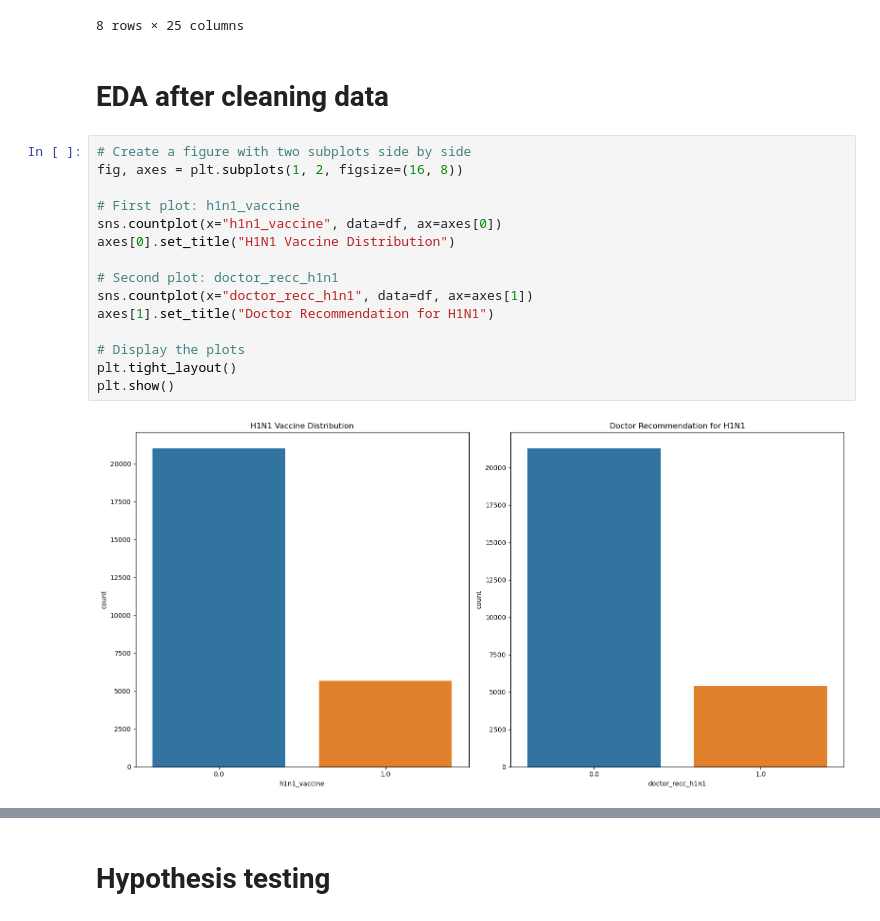
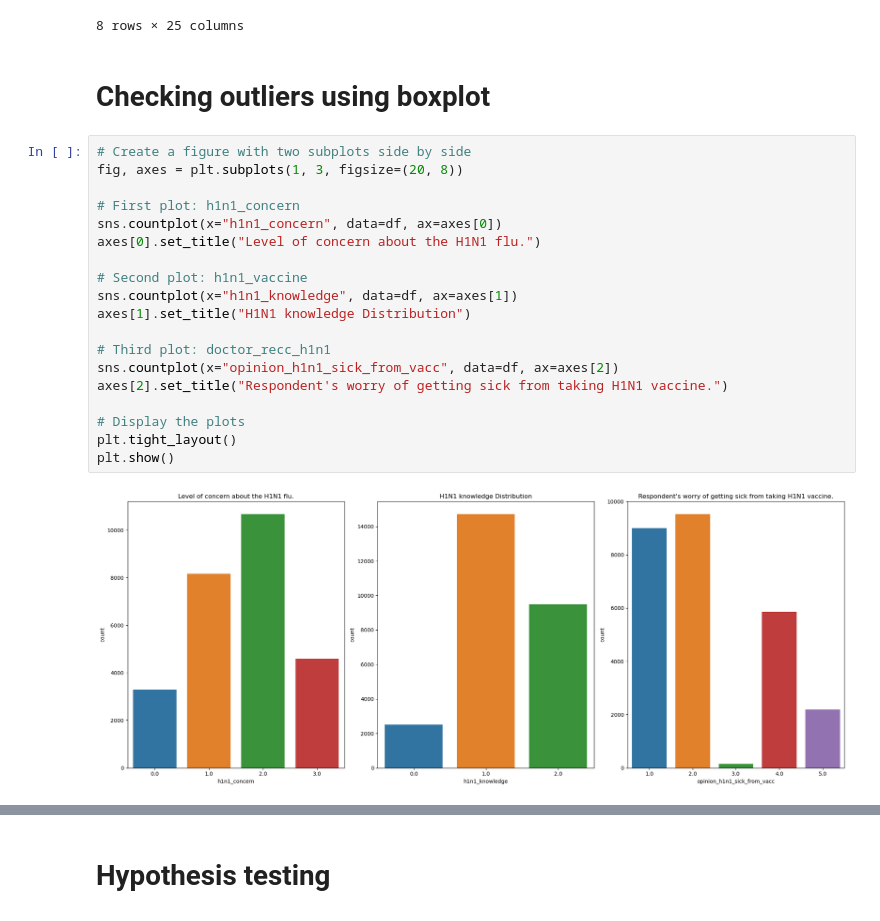
Before and after one commit to Angela-Mukulu-Mwanzia/H1N1-and-Seasonal-Flu-Vaccines, a Jupyter notebook: index.ipynb, the cells around one changed output, grey strips where cells are left out. Drawn from its saved outputs; the diff is of its cells as text.

```diff
--- a/index.ipynb
+++ b/index.ipynb
@@ -230,22 +236,26 @@ df.describe()
 | 75% | 20029.500000 | 2.000000 | 2.000000 | 0.000000 | 1.000000 | ... |
 | max | 26706.000000 | 3.000000 | 2.000000 | 1.000000 | 1.000000 | ... |
 8 rows × 25 columns
-# %% [markdown]
-# EDA after cleaning data
+# %% [markdown]
+# Checking outliers using boxplot
 # %%
 # Create a figure with two subplots side by side
-fig, axes = plt.subplots(1, 2, figsize=(16, 8))
+fig, axes = plt.subplots(1, 3, figsize=(20, 8))
 
-# First plot: h1n1_vaccine
-sns.countplot(x="h1n1_vaccine", data=df, ax=axes[0])
-axes[0].set_title("H1N1 Vaccine Distribution")
+# First plot: h1n1_concern
+sns.countplot(x="h1n1_concern", data=df, ax=axes[0])
+axes[0].set_title("Level of concern about the H1N1 flu.")
 
-# Second plot: doctor_recc_h1n1
-sns.countplot(x="doctor_recc_h1n1", data=df, ax=axes[1])
-axes[1].set_title("Doctor Recommendation for H1N1")
+# Second plot: h1n1_vaccine
+sns.countplot(x="h1n1_knowledge", data=df, ax=axes[1])
+axes[1].set_title("H1N1 knowledge Distribution")
+
+# Third plot: doctor_recc_h1n1
+sns.countplot(x="opinion_h1n1_sick_from_vacc", data=df, ax=axes[2])
+axes[2].set_title("Respondent's worry of getting sick from taking H1N1 vaccine.")
 
 # Display the plots
 plt.tight_layout()
 plt.show()
 # %% [output]
-[figure, old version]
+[figure, new version]
```
Also changed, not shown: parts of 13 cells of this notebook.
